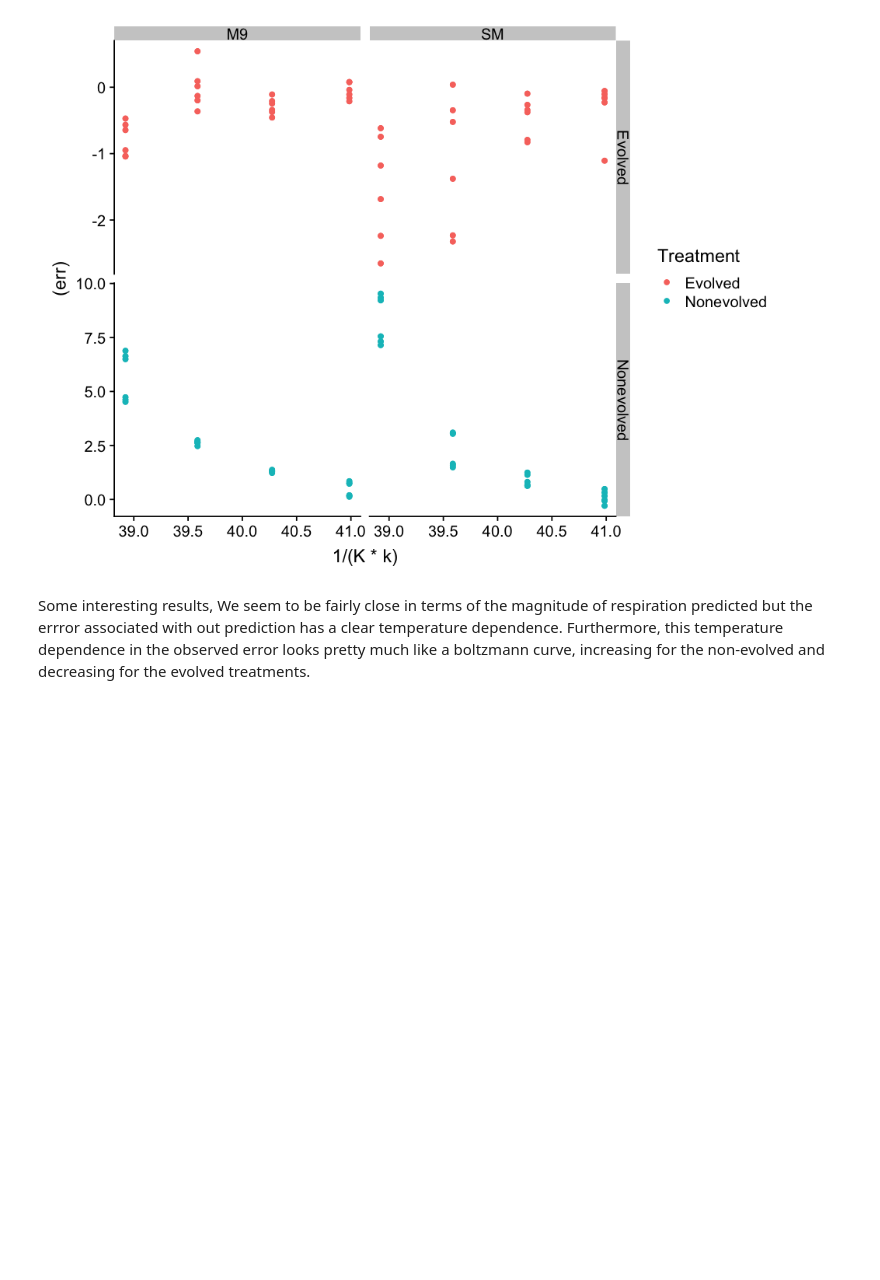
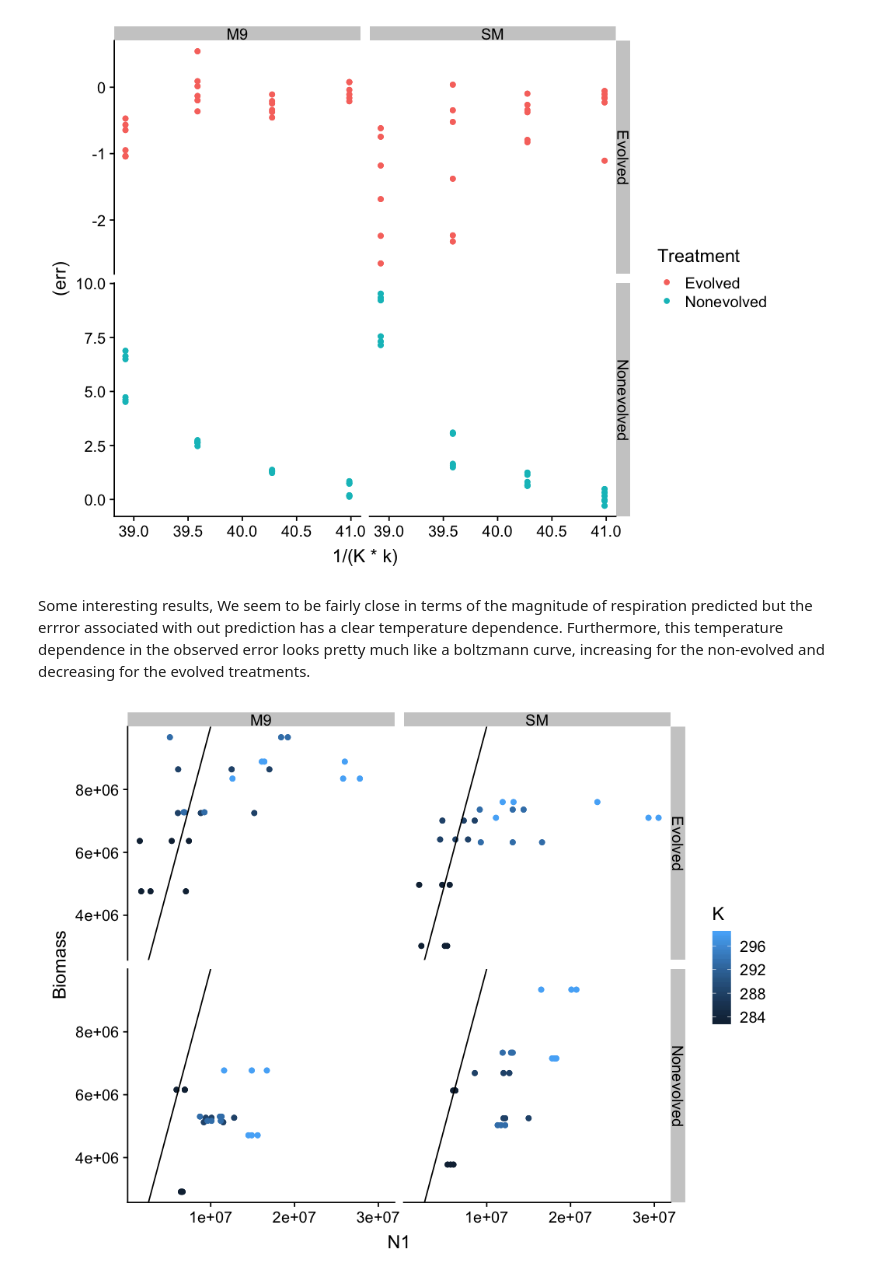
Before and after one commit to CleggTom/Bacterial_Interactions, a Jupyter notebook: notebooks/Data_analysis.ipynb, the cells around one changed output. Saved outputs shown, nothing was run; the diff lists cells and outputs as text; code cells hidden in the pictures; blank space fills up the shorter version.

```diff
--- a/notebooks/Data_analysis.ipynb
+++ b/notebooks/Data_analysis.ipynb
@@ -640,3 +640,12 @@ Com_sim_data %>%
 [figure]
 # %% [markdown]
 Some interesting results, We seem to be fairly close in terms of the magnitude of respiration predicted but the errror associated with out prediction has a clear temperature dependence. Furthermore, this temperature dependence in the observed error looks pretty much like a boltzmann curve, increasing for the non-evolved and decreasing for the evolved treatments.
+# %%
+Com_sim_data %>%
+    filter(K < 300) %>%
+    ggplot(aes(x=N1 ,y=Biomass, colour = K)) +
+     geom_point()+
+     geom_abline()+
+     facet_grid(Treatment ~ Media)
+# %% [output]
+[figure, added]
```
Also changed, not shown: parts of 2 cells of this notebook.
